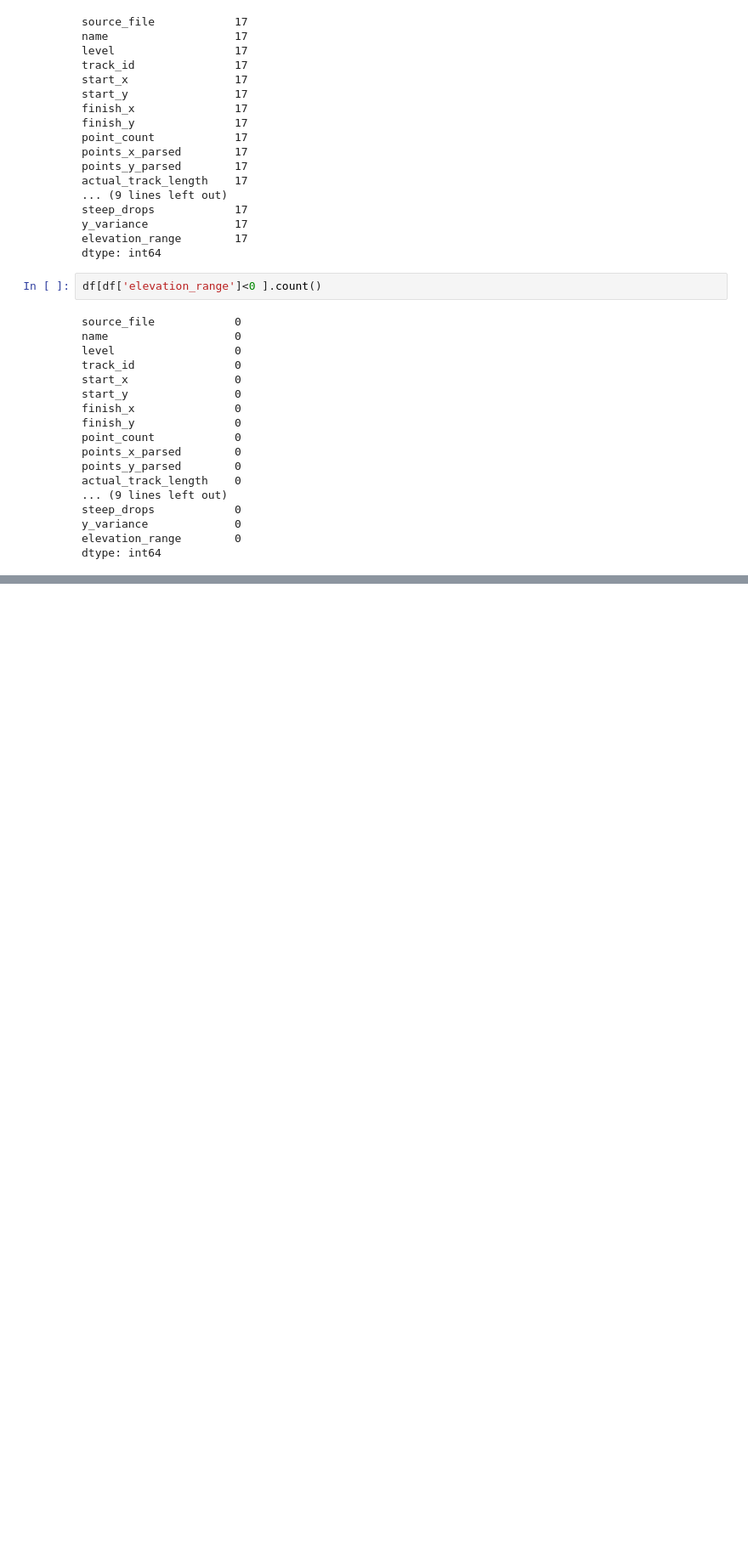
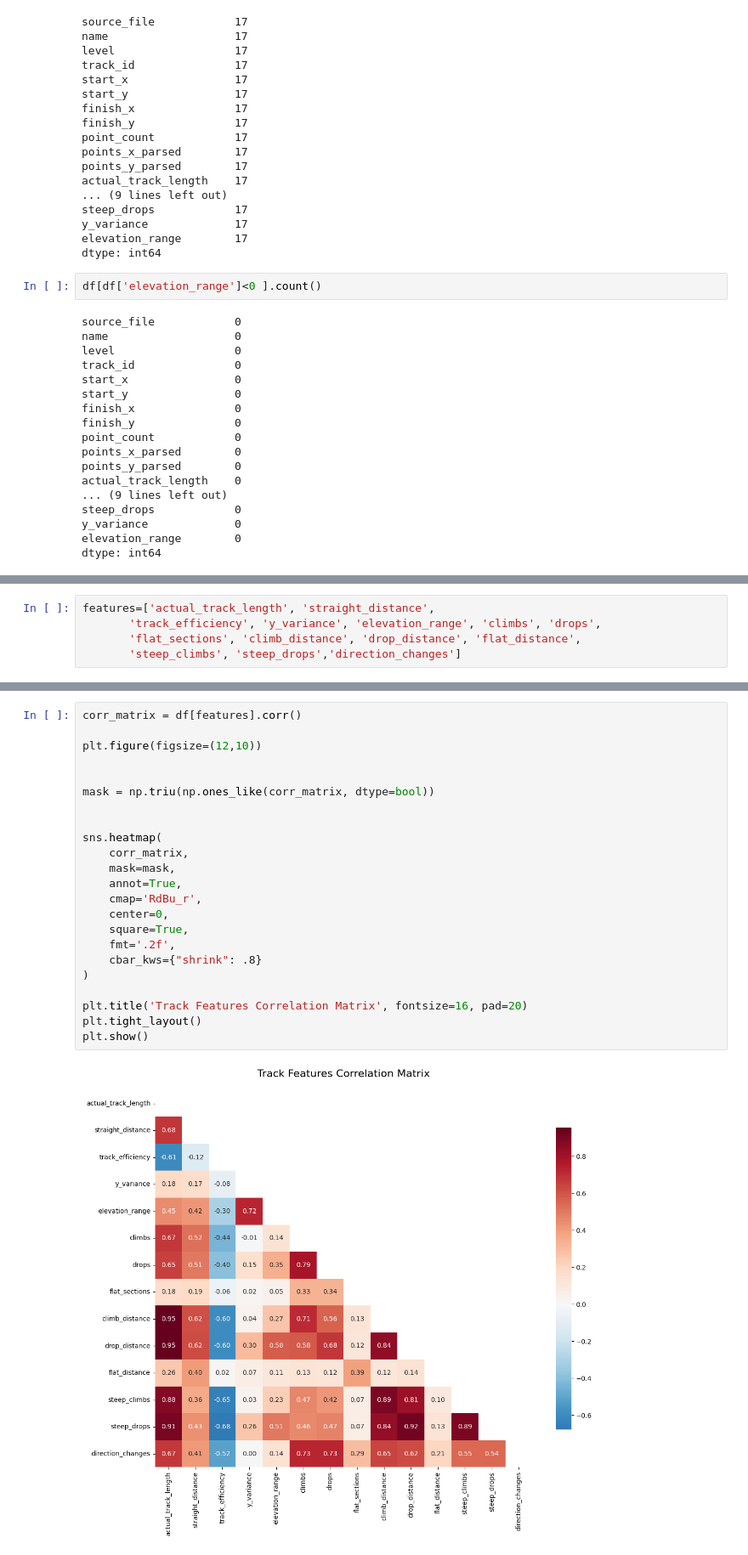
Before and after one commit to mtdph0en1x/Gravity, a Jupyter notebook: Untitled.ipynb, the cells around one changed output, grey strips where cells are left out. Shown: that part at 85% size. Cells and saved outputs as stored; diff of their text form; blank space fills up the shorter version.

```diff
--- a/Untitled.ipynb
+++ b/Untitled.ipynb
@@ -307,0 +288,5 @@ dtype: int64
+# %%
+features=['actual_track_length', 'straight_distance',
+       'track_efficiency', 'y_variance', 'elevation_range', 'climbs', 'drops',
+       'flat_sections', 'climb_distance', 'drop_distance', 'flat_distance',
+       'steep_climbs', 'steep_drops','direction_changes']
@@ -307,0 +309,25 @@ dtype: int64
+# %%
+corr_matrix = df[features].corr()
+
+plt.figure(figsize=(12,10))
+
+
+mask = np.triu(np.ones_like(corr_matrix, dtype=bool))
+
+
+sns.heatmap(
+    corr_matrix,
+    mask=mask,
+    annot=True,
+    cmap='RdBu_r',
+    center=0,
+    square=True,
+    fmt='.2f',
+    cbar_kws={"shrink": .8}
+)
+
+plt.title('Track Features Correlation Matrix', fontsize=16, pad=20)
+plt.tight_layout()
+plt.show()
+# %% [output]
+[figure, added]
```
Also changed, not shown: parts of 15 cells of this notebook.
